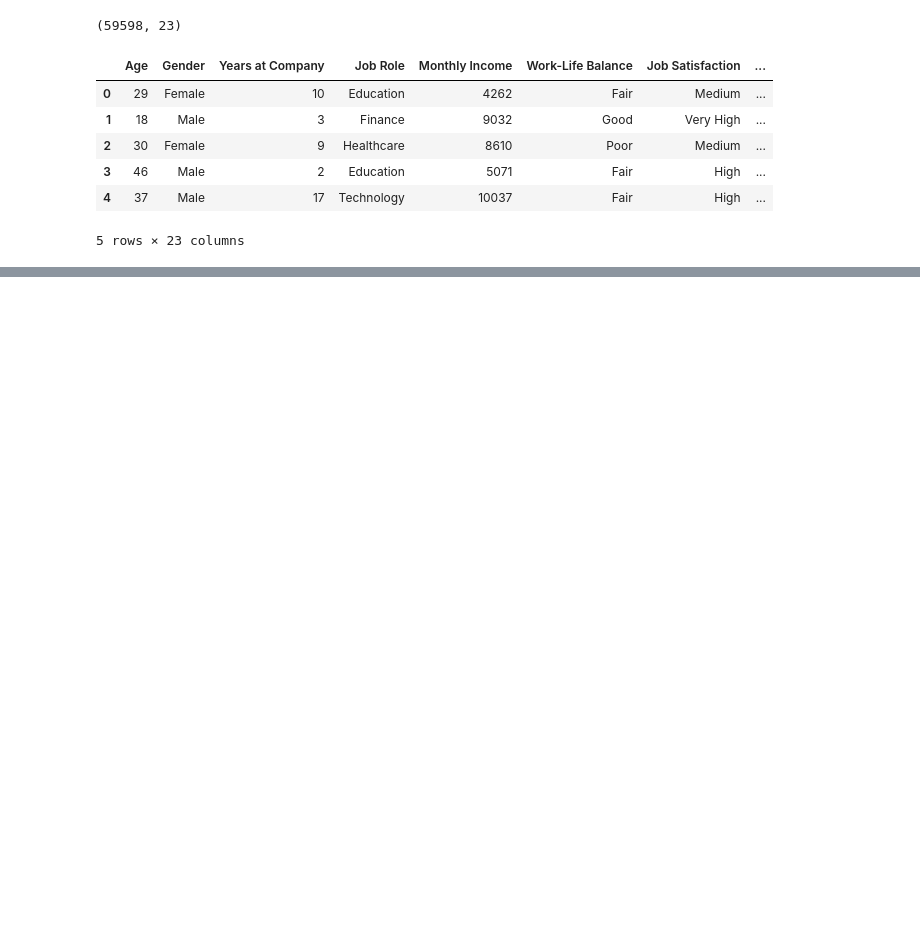
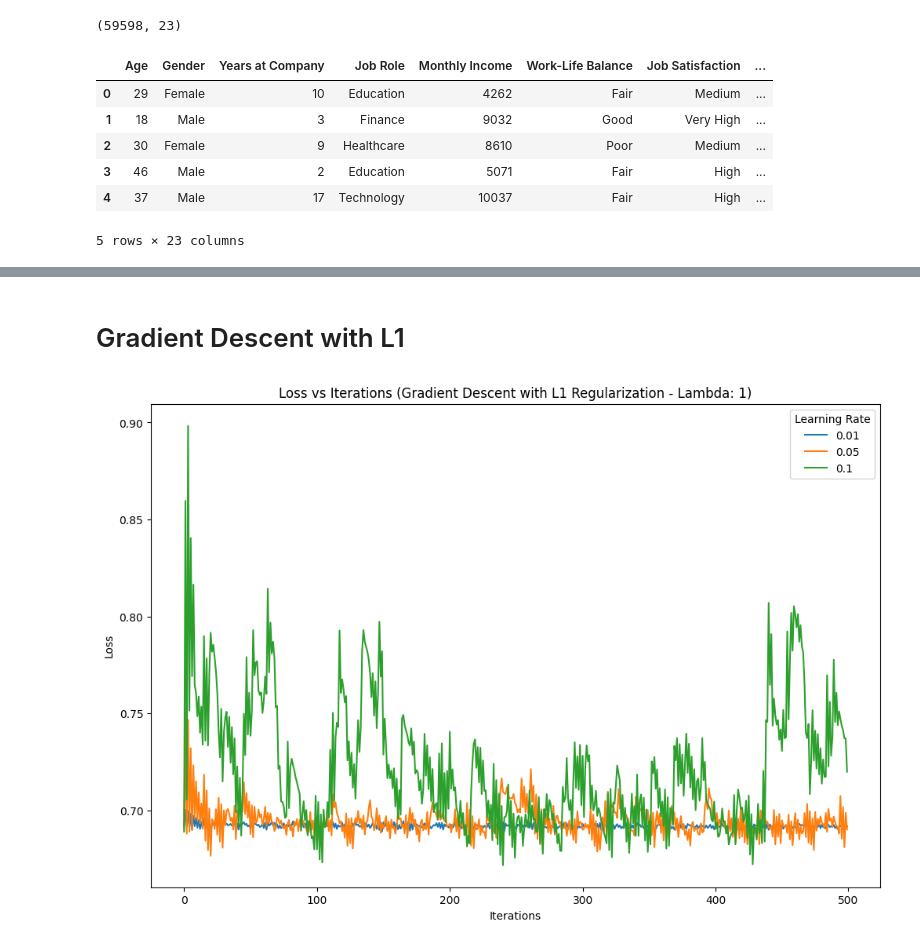
Before and after one commit to Bunrealbo/optimization-advange, a Jupyter notebook: nbs/Demo.ipynb, the cells around one changed output, grey strips where cells are left out. Cells and saved outputs as stored; diff of their text form; code cells hidden in the pictures; blank space fills up the shorter version.

```diff
--- a/nbs/Demo.ipynb
+++ b/nbs/Demo.ipynb
@@ -109,0 +159,37 @@ array([[0.26829268, 0.18      , 0.1986112 , ..., 0.        , 3.        ,
+# %% [markdown]
+# Gradient Descent with L1
+# %%
+import matplotlib.pyplot as plt
+from model import LogisticRegression
+
+learning_rates = [0.01, 0.05, 0.1]
+num_iterations = 500
+lambda_ = 1
+
+loggers = {}
+for learning_rate in learning_rates:
+    lr = LogisticRegression(
+        learning_rate=learning_rate,
+        num_iterations=num_iterations,
+        solver='gradient-descent',
+        regularization='l1',
+        lambda_=lambda_,
+        log=True
+    )
+    lr.fit(X, y)
+
+    loggers[learning_rate] = lr.solver.history
+
+
+# Plot loss
+plt.figure(figsize=(12, 8))
+for learning_rate in learning_rates:
+    plt.plot(range(len(loggers[learning_rate])), loggers[learning_rate], label=f"{learning_rate}")
+
+plt.title(f"Loss vs Iterations (Gradient Descent with L1 Regularization - Lambda: {lambda_})")
+plt.xlabel("Iterations")
+plt.ylabel("Loss")
+plt.legend(title="Learning Rate")
+plt.show()
+# %% [output]
+[figure, added]
```
Also changed, not shown: parts of 24 cells of this notebook, 2 other files.
